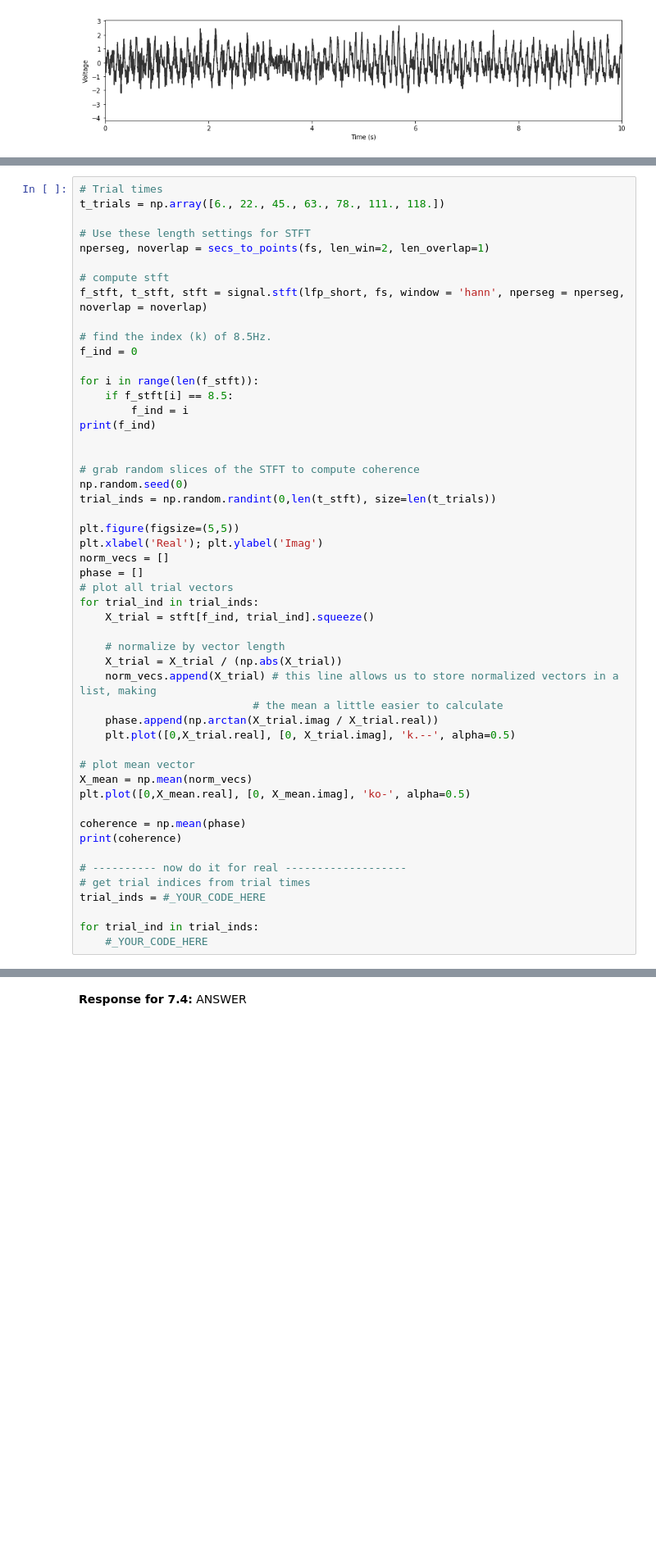
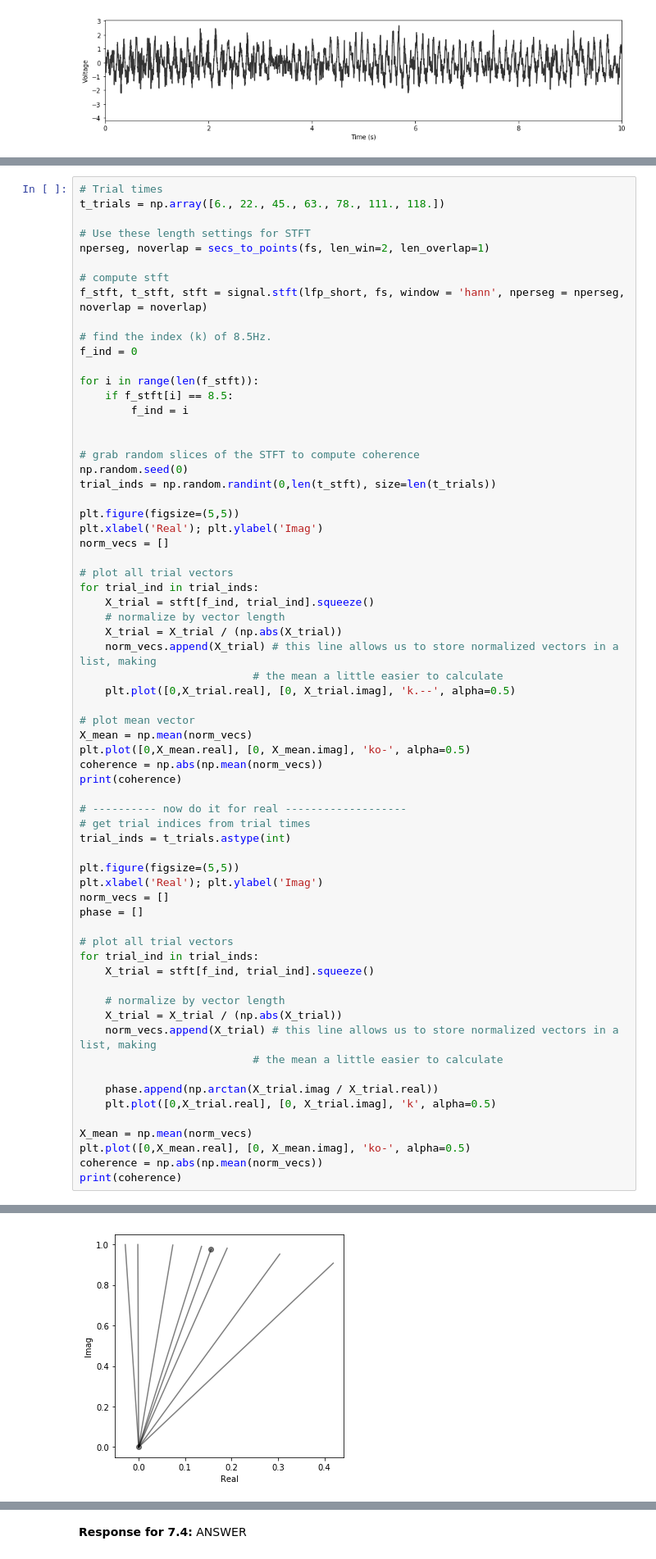
Before and after one commit to rmontehe/COGS118C, a Jupyter notebook: Assignments/Assignment 3/A3-TimeFrequencyFiltering.ipynb, the cells around one changed output, grey strips where cells are left out. Shown at 82% size. Drawn from its saved outputs; the diff is of its cells as text; blank space fills up the shorter version.

```diff
--- a/Assignments/Assignment 3/A3-TimeFrequencyFiltering.ipynb
+++ b/Assignments/Assignment 3/A3-TimeFrequencyFiltering.ipynb
@@ -591,7 +610,6 @@ f_ind = 0
 for i in range(len(f_stft)):
     if f_stft[i] == 8.5:
         f_ind = i
-print(f_ind)
 
 
 # grab random slices of the STFT to compute coherence
@@ -601,7 +619,31 @@ trial_inds = np.random.randint(0,len(t_stft), size=len(t_trials))
 plt.figure(figsize=(5,5))
 plt.xlabel('Real'); plt.ylabel('Imag')
 norm_vecs = []
+
+# plot all trial vectors
+for trial_ind in trial_inds:
+    X_trial = stft[f_ind, trial_ind].squeeze()
+    # normalize by vector length
+    X_trial = X_trial / (np.abs(X_trial))
+    norm_vecs.append(X_trial) # this line allows us to store normalized vectors in a list, making
+                           # the mean a little easier to calculate
+    plt.plot([0,X_trial.real], [0, X_trial.imag], 'k.--', alpha=0.5)
+
+# plot mean vector
+X_mean = np.mean(norm_vecs)
+plt.plot([0,X_mean.real], [0, X_mean.imag], 'ko-', alpha=0.5)
+coherence = np.abs(np.mean(norm_vecs))
+print(coherence)
+
+# ---------- now do it for real -------------------
+# get trial indices from trial times
+trial_inds = t_trials.astype(int)
+
+plt.figure(figsize=(5,5))
+plt.xlabel('Real'); plt.ylabel('Imag')
+norm_vecs = []
 phase = []
+
 # plot all trial vectors
 for trial_ind in trial_inds:
     X_trial = stft[f_ind, trial_ind].squeeze()
@@ -610,20 +652,12 @@ for trial_ind in trial_inds:
     X_trial = X_trial / (np.abs(X_trial))
     norm_vecs.append(X_trial) # this line allows us to store normalized vectors in a list, making
                            # the mean a little easier to calculate
+
     phase.append(np.arctan(X_trial.imag / X_trial.real))
-    plt.plot([0,X_trial.real], [0, X_trial.imag], 'k.--', alpha=0.5)
+    plt.plot([0,X_trial.real], [0, X_trial.imag], 'k', alpha=0.5)
 
-# plot mean vector
 X_mean = np.mean(norm_vecs)
 plt.plot([0,X_mean.real], [0, X_mean.imag], 'ko-', alpha=0.5)
-
-coherence = np.mean(phase)
+coherence = np.abs(np.mean(norm_vecs))
 print(coherence)
-
-# ---------- now do it for real -------------------
-# get trial indices from trial times
-trial_inds = #_YOUR_CODE_HERE
-
-for trial_ind in trial_inds:
-    #_YOUR_CODE_HERE
 # %% [output]
@@ -632,4 +666,5 @@ for trial_ind in trial_inds:
 [figure]
+[figure, added]
 # %% [markdown]
 # FIR Filtering & Filter Response
 There are 4 types of filters: lowpass, highpass, bandpass, and bandstop. They refer to the frequency response of the filter, e.g., lowpass means to allow low frequencies through (from 0Hz to the cutoff) and filter out high frequencies, the opposite for highpass. Bandpass allows through a narrow band frequency and filters out the rest, while bandstop does the opposite, which is commonly used for filtering out a specific frequency of noise (such as 60Hz line noise). Filter design is an art that will take many such labs to cover extensively, so we will just introduce the idea here and give you the tools to explore that at a later stage (such as for your project).
```
Also changed, not shown: parts of 14 cells of this notebook, 1 other file.
